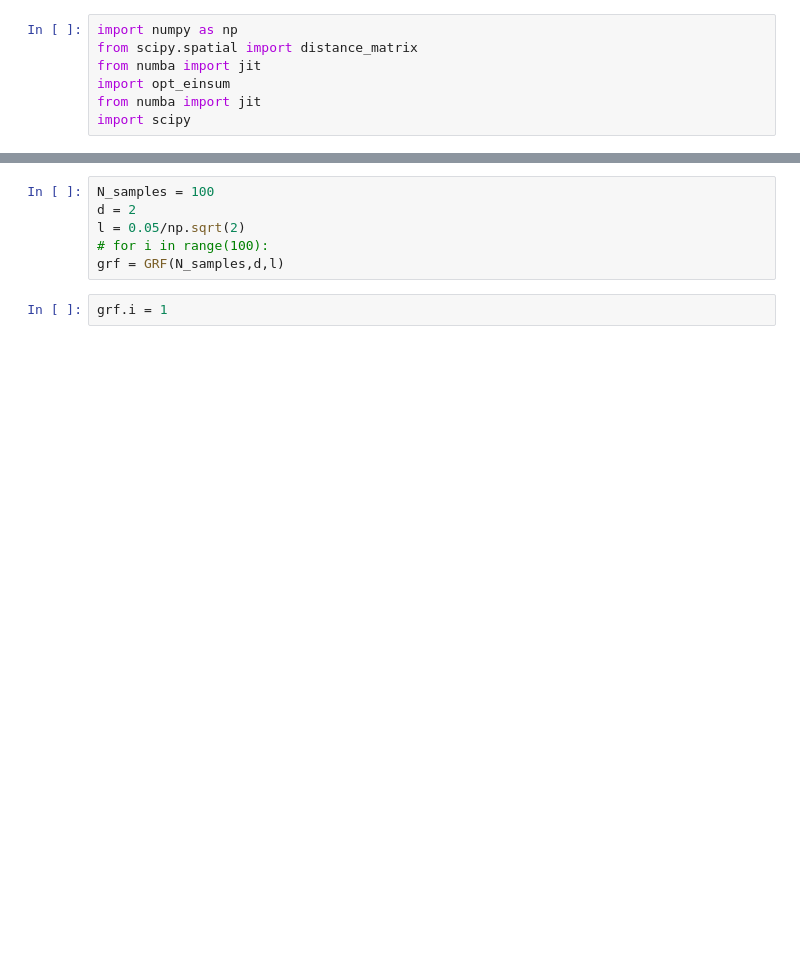
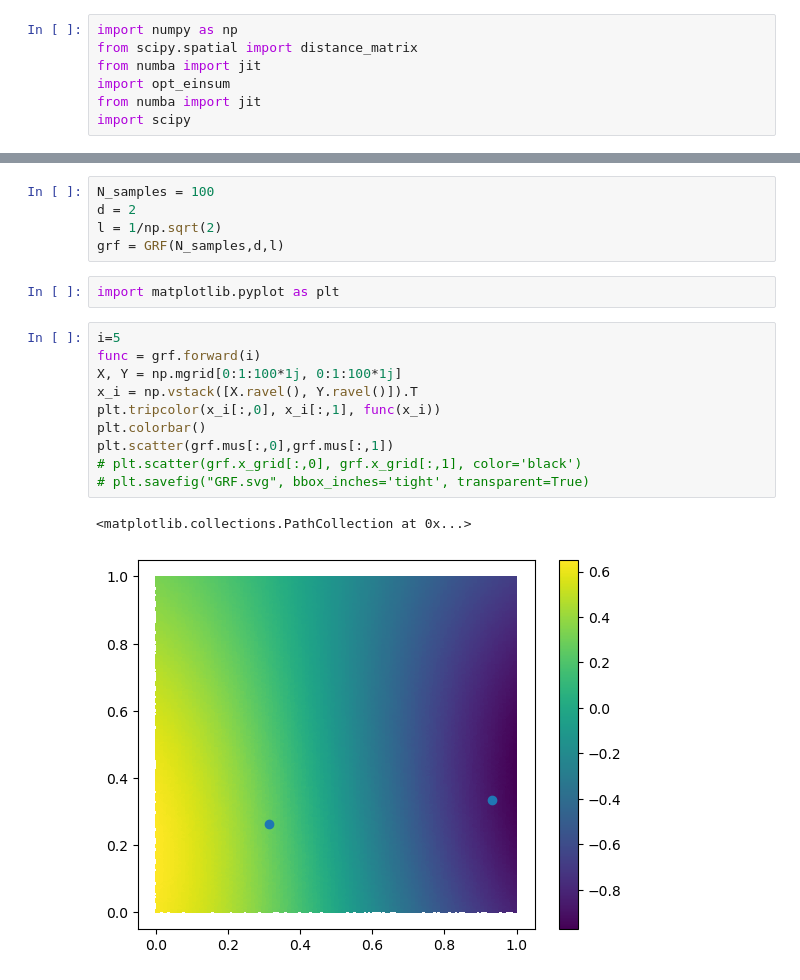
Before and after one commit to JoostHMPrins/ngo, a Jupyter notebook: developnotebooks/GRF_new.ipynb, the cells around one changed output, grey strips where cells are left out. Drawn from its saved outputs; the diff is of its cells as text; blank space fills up the shorter version.

```diff
--- a/developnotebooks/GRF_new.ipynb
+++ b/developnotebooks/GRF_new.ipynb
@@ -104,8 +115,20 @@ class ScaledSquaredGRF:
 # %%
 N_samples = 100
 d = 2
-l = 0.05/np.sqrt(2)
-# for i in range(100):
+l = 1/np.sqrt(2)
 grf = GRF(N_samples,d,l)
+# %%
+import matplotlib.pyplot as plt
 # %%
-grf.i = 1
+i=5
+func = grf.forward(i)
+X, Y = np.mgrid[0:1:100*1j, 0:1:100*1j]
+x_i = np.vstack([X.ravel(), Y.ravel()]).T
+plt.tripcolor(x_i[:,0], x_i[:,1], func(x_i))
+plt.colorbar()
+plt.scatter(grf.mus[:,0],grf.mus[:,1])
+# plt.scatter(grf.x_grid[:,0], grf.x_grid[:,1], color='black')
+# plt.savefig("GRF.svg", bbox_inches='tight', transparent=True)
+# %% [output]
+<matplotlib.collections.PathCollection at 0x...>
+[figure, added]
```
Also changed, not shown: parts of 1 cell of this notebook.
